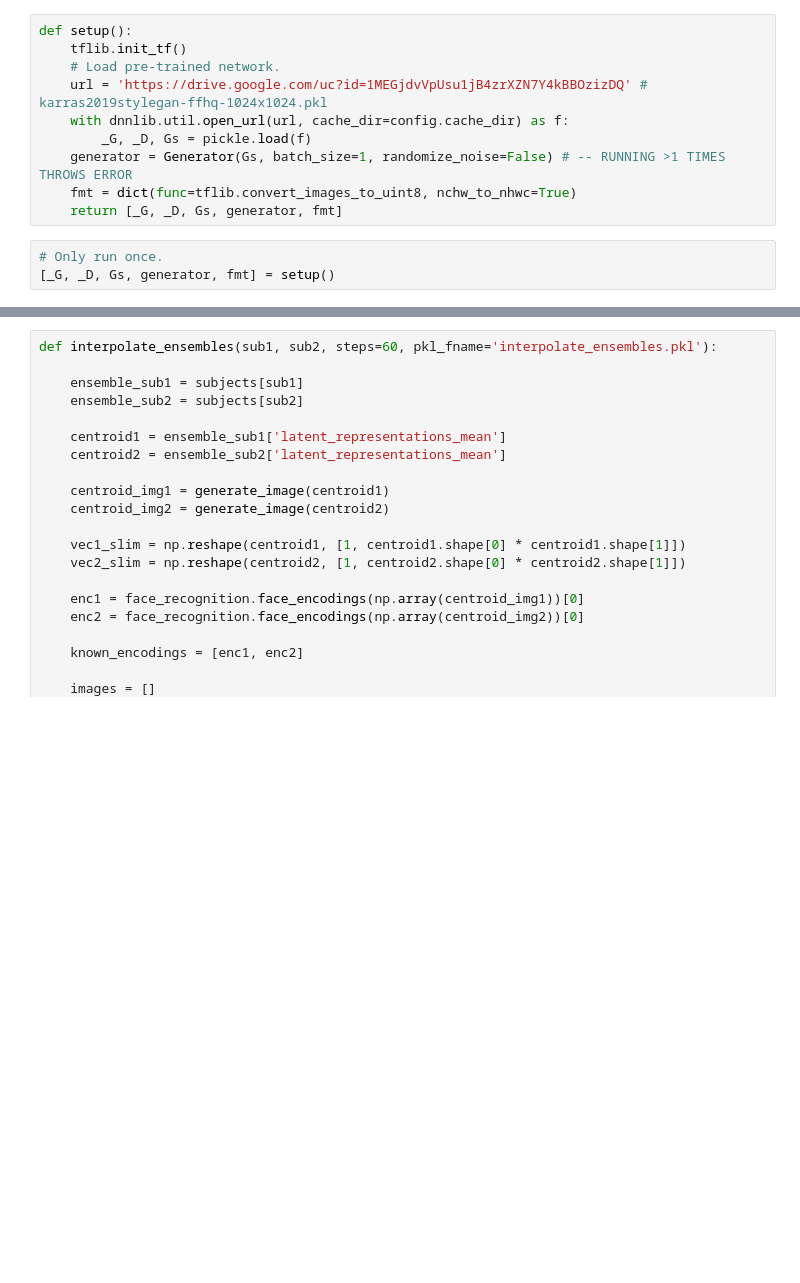
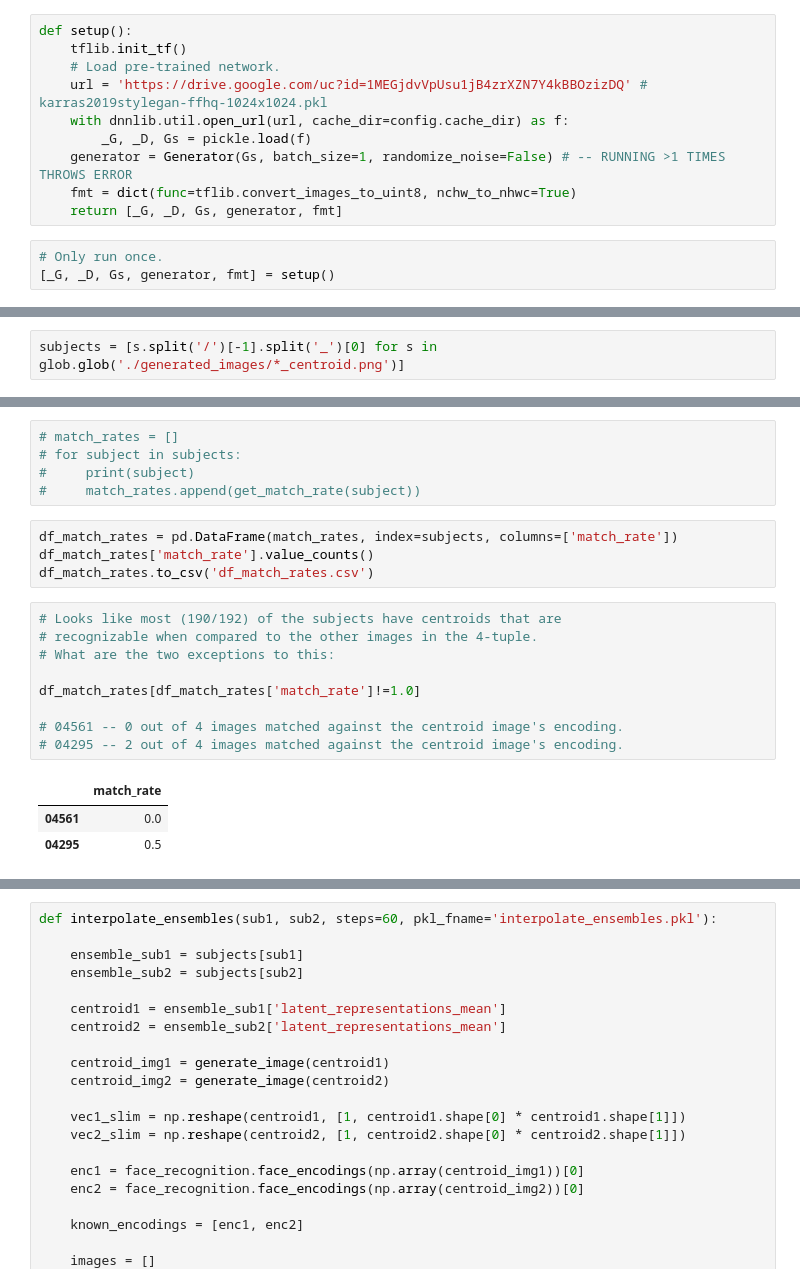
Before and after one commit to pgtinsley/stylegan_tour, a Jupyter notebook: Interpolate_Centroids.ipynb, the cells around one changed output, grey strips where cells are left out. Drawn from its saved outputs; the diff is of its cells as text; blank space fills up the shorter version.

```diff
--- a/Interpolate_Centroids.ipynb
+++ b/Interpolate_Centroids.ipynb
@@ -84,0 +55,2 @@ len(subjects)
+# %%
+subjects = [s.split('/')[-1].split('_')[0] for s in glob.glob('./generated_images/*_centroid.png')]
@@ -84,0 +86,22 @@ len(subjects)
+# %%
+# match_rates = []
+# for subject in subjects:
+#     print(subject)
+#     match_rates.append(get_match_rate(subject))
+# %%
+df_match_rates = pd.DataFrame(match_rates, index=subjects, columns=['match_rate'])
+df_match_rates['match_rate'].value_counts()
+df_match_rates.to_csv('df_match_rates.csv')
+# %%
+# Looks like most (190/192) of the subjects have centroids that are
+# recognizable when compared to the other images in the 4-tuple.
+# What are the two exceptions to this:
+
+df_match_rates[df_match_rates['match_rate']!=1.0]
+
+# 04561 -- 0 out of 4 images matched against the centroid image's encoding.
+# 04295 -- 2 out of 4 images matched against the centroid image's encoding.
+# %% [output]
+|  | match_rate |
+| 04561 | 0.0 |
+| 04295 | 0.5 |
```
Also changed, not shown: parts of 28 cells of this notebook, 5 other files.
